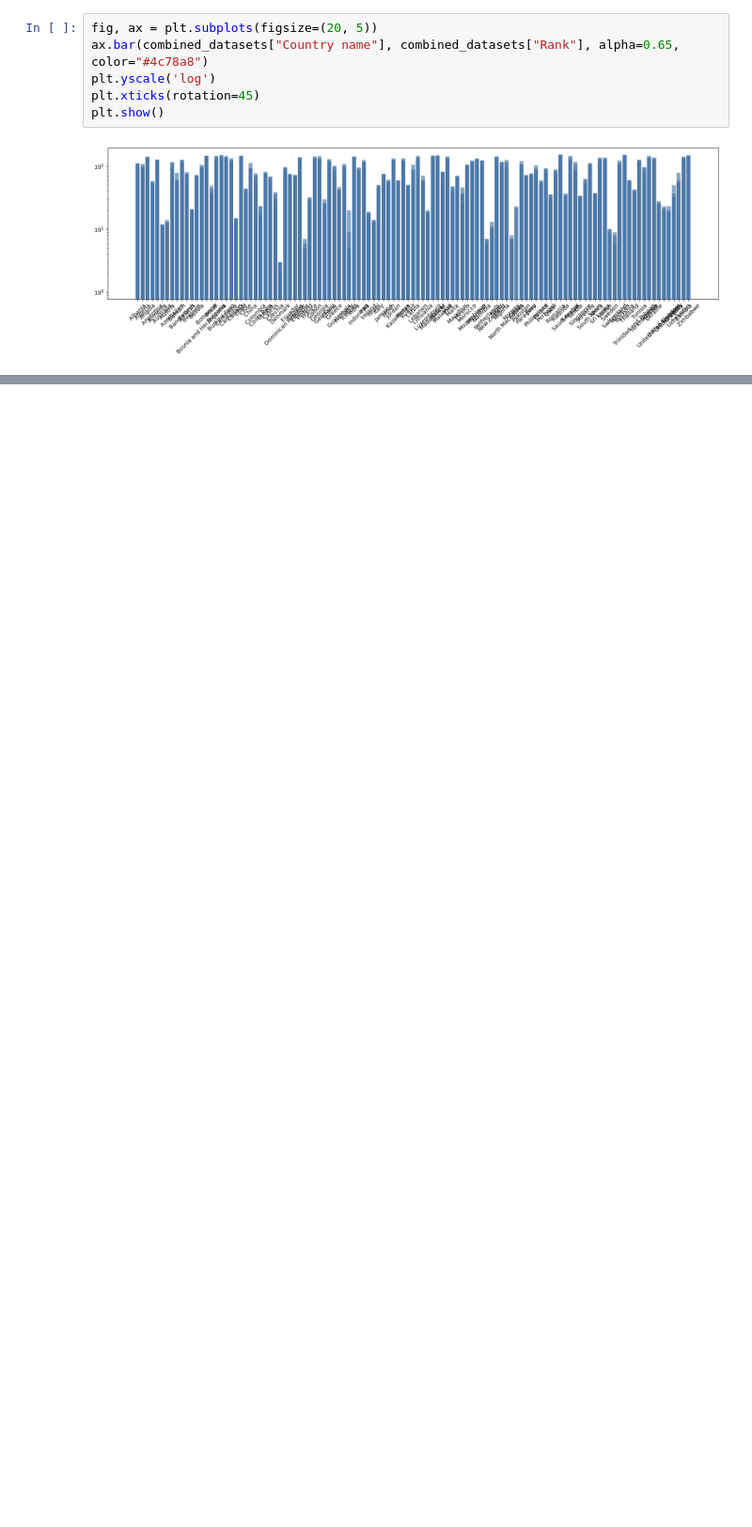
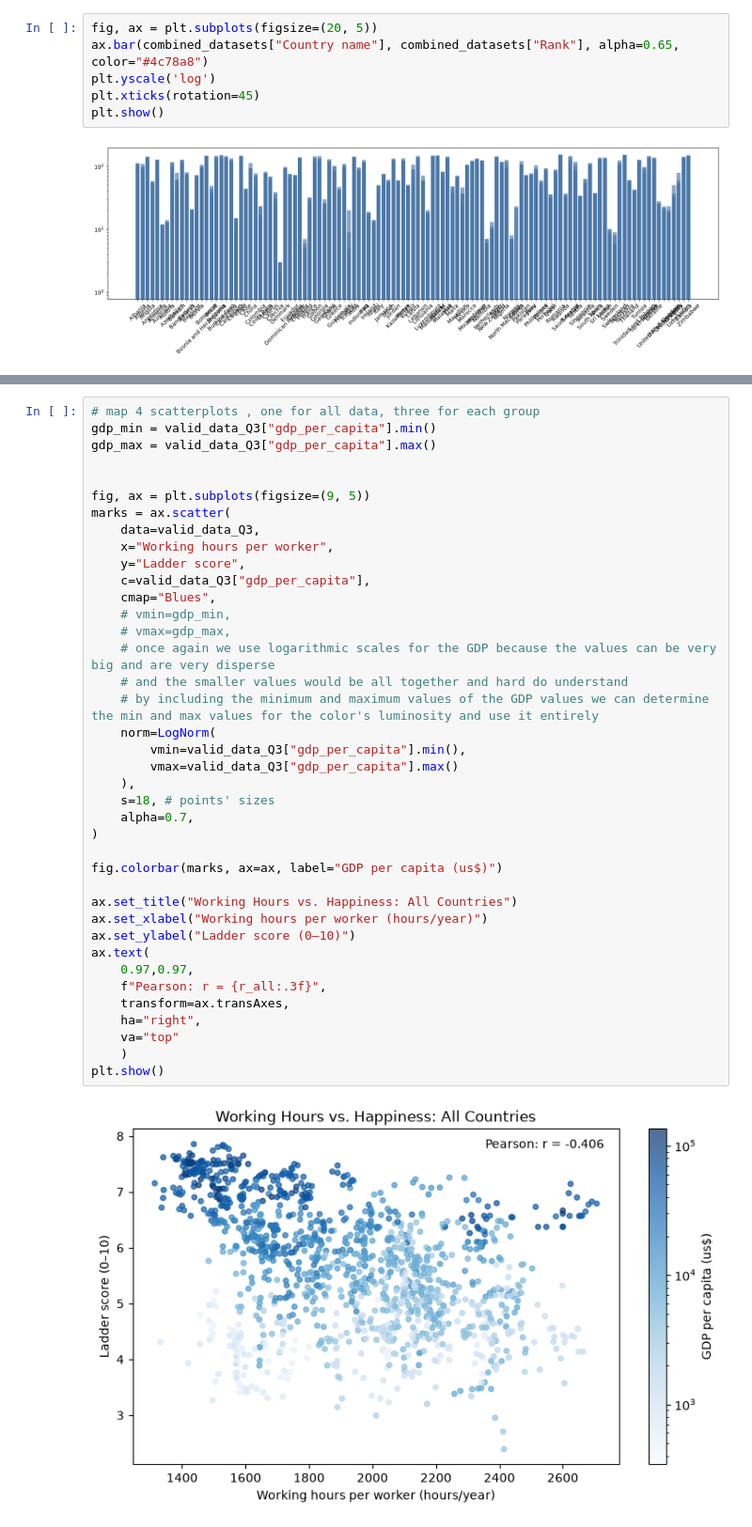
Before and after one commit to rgtd-faustino/Data-Visualization, a Jupyter notebook: main.ipynb, the cells around one changed output, grey strips where cells are left out. Shown at 94% size. Drawn from its saved outputs; the diff is of its cells as text; blank space fills up the shorter version.

```diff
--- a/main.ipynb
+++ b/main.ipynb
@@ -368,0 +488,41 @@ plt.show()
+# %%
+# map 4 scatterplots , one for all data, three for each group
+gdp_min = valid_data_Q3["gdp_per_capita"].min()
+gdp_max = valid_data_Q3["gdp_per_capita"].max()
+
+
+fig, ax = plt.subplots(figsize=(9, 5))
+marks = ax.scatter(
+    data=valid_data_Q3,
+    x="Working hours per worker",
+    y="Ladder score",
+    c=valid_data_Q3["gdp_per_capita"],
+    cmap="Blues",
+    # vmin=gdp_min,
+    # vmax=gdp_max,
+    # once again we use logarithmic scales for the GDP because the values can be very big and are very disperse
+    # and the smaller values would be all together and hard do understand
+    # by including the minimum and maximum values of the GDP values we can determine the min and max values for the color's luminosity and use it entirely
+    norm=LogNorm(
+        vmin=valid_data_Q3["gdp_per_capita"].min(),
+        vmax=valid_data_Q3["gdp_per_capita"].max()
+    ),
+    s=18, # points' sizes
+    alpha=0.7,
+)
+
+fig.colorbar(marks, ax=ax, label="GDP per capita (us$)")
+
+ax.set_title("Working Hours vs. Happiness: All Countries")
+ax.set_xlabel("Working hours per worker (hours/year)")
+ax.set_ylabel("Ladder score (0–10)")
+ax.text(
+    0.97,0.97,
+    f"Pearson: r = {r_all:.3f}",
+    transform=ax.transAxes,
+    ha="right",
+    va="top"
+    )
+plt.show()
+# %% [output]
+[figure, added]
```
Also changed, not shown: parts of 20 cells of this notebook.
